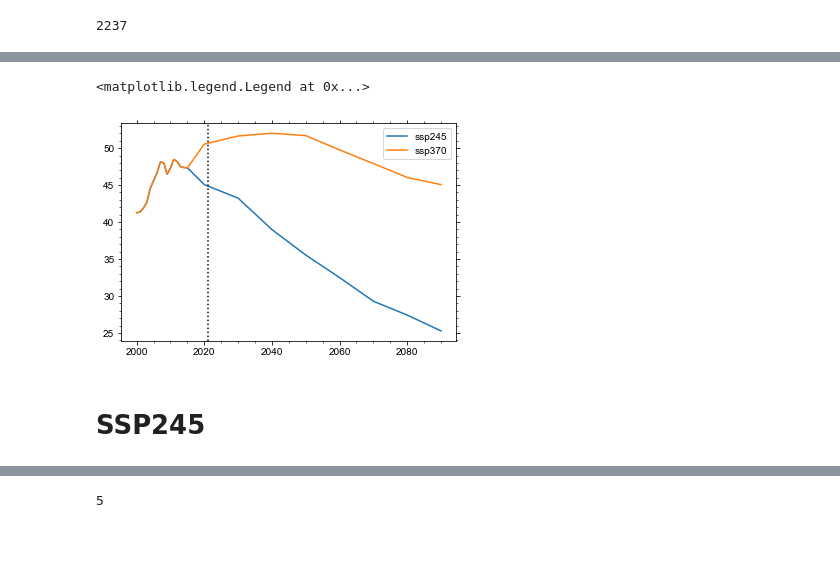
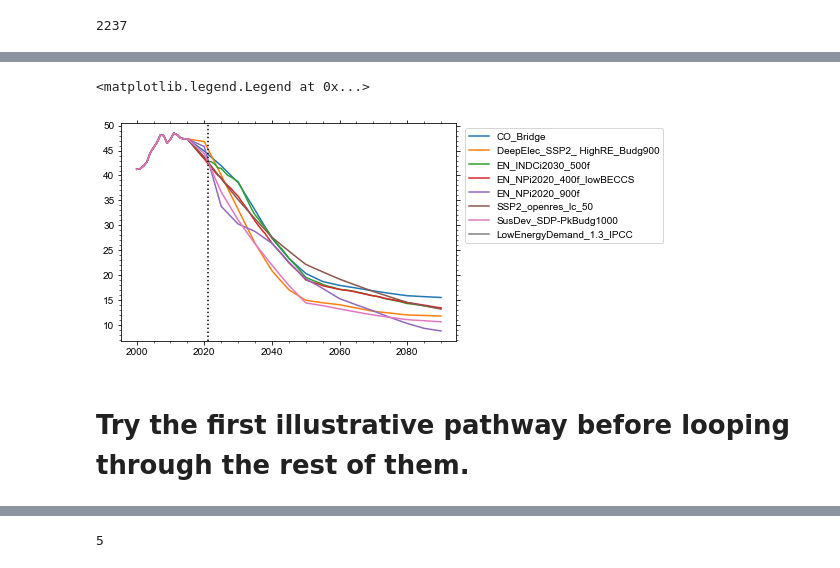
Before and after one commit to camillamathison/FaIR-Spice, a Jupyter notebook: notebooks/run-fair-ar6-illusPath.ipynb, the cells around one changed output, grey strips where cells are left out. Cells and saved outputs as stored; diff of their text form; code cells hidden in the pictures; blank space fills up the shorter version.

Commit message:
Updates to use the new illus pathway file from the fixer notebook

```diff
--- a/notebooks/run-fair-ar6-illusPath.ipynb
+++ b/notebooks/run-fair-ar6-illusPath.ipynb
@@ -49,3 +98,15 @@ len(config_list)
 #scenarios = ['constant_forcing', 'constant_emissions', 'zero', 'scenario', 'infrastructure']
 #scenarios = ['constant_emissions', 'zero', 'infrastructure', 'scenario']
 # zero and constant emissions will be the easy ones, so start with these.
+
+scenarios = ['CO_Bridge',
+             'DeepElec_SSP2_ HighRE_Budg900',
+             'EN_INDCi2030_500f',
+             'EN_NPi2020_400f_lowBECCS',
+             'EN_NPi2020_900f',
+             'SSP2_openres_lc_50',
+             'SusDev_SDP-PkBudg1000',
+             'LowEnergyDemand_1.3_IPCC'
+            ]
+
+len(scenarios)
@@ -251,14 +248,13 @@ ssp370
 # %%
-
-pl.plot(np.arange(2000, 2091), data_out['ssp245'][250:341,8], label='ssp245')
-pl.plot(np.arange(2000, 2091), data_out['ssp370'][250:341,8], label='ssp370')
+for scenario in scenarios:
+    pl.plot(np.arange(2000, 2091), data_out[scenario][250:341,8], label=scenario)
 pl.axvline(2021, ls=':', color='k')
-pl.legend()
+pl.legend(bbox_to_anchor=(1.01, 1), loc='upper left')
 # %% [output]
 <matplotlib.legend.Legend at 0x...>
-[figure, old version]
+[figure, new version]
-# %% [markdown]
-# SSP245
+# %% [markdown]
+# Try the first illustrative pathway before looping through the rest of them.
 # %%
 results_out = {}
 # %%
```
Also changed, not shown: parts of 34 cells of this notebook.
